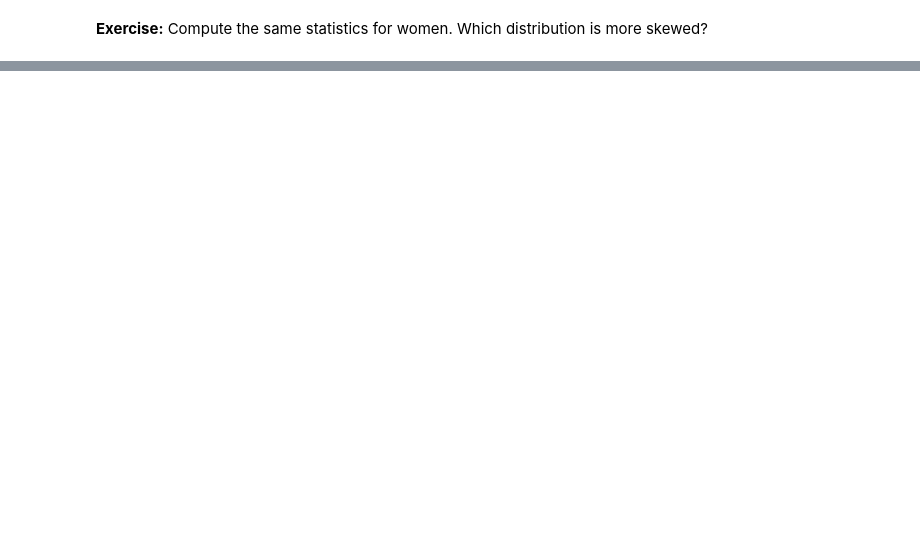
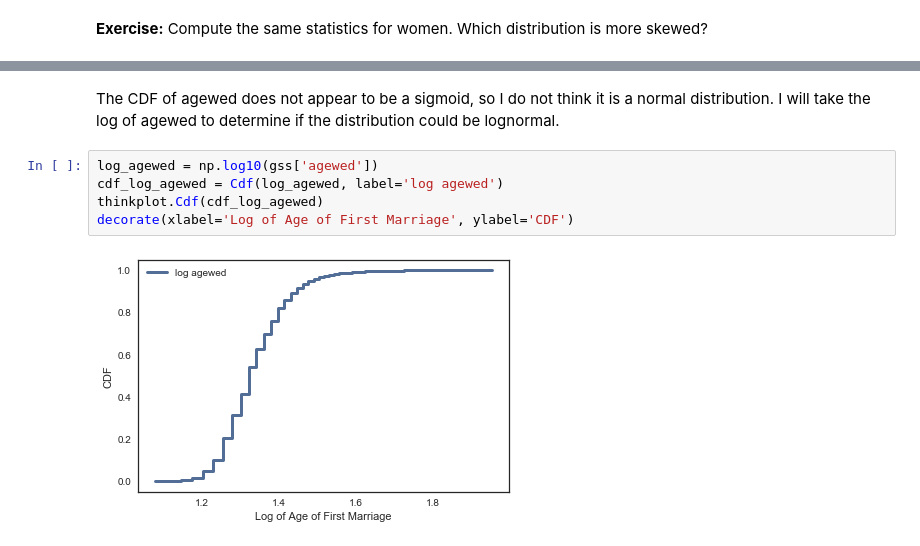
Before and after one commit to coverney/ThinkStats2, a Jupyter notebook: homeworks/homework02.ipynb, the cells around one changed output, grey strips where cells are left out. Saved outputs shown, nothing was run; the diff lists cells and outputs as text; blank space fills up the shorter version.

```diff
--- a/homeworks/homework02.ipynb
+++ b/homeworks/homework02.ipynb
@@ -563,0 +589,9 @@ thinkstats2.PearsonMedianSkewness(male_weights.dropna())
+# %% [markdown]
+The CDF of agewed does not appear to be a sigmoid, so I do not think it is a normal distribution. I will take the log of agewed to determine if the distribution could be lognormal.
+# %%
+log_agewed = np.log10(gss['agewed'])
+cdf_log_agewed = Cdf(log_agewed, label='log agewed')
+thinkplot.Cdf(cdf_log_agewed)
+decorate(xlabel='Log of Age of First Marriage', ylabel='CDF')
+# %% [output]
+[figure, added]
```
Also changed, not shown: parts of 47 cells of this notebook, 2 other files.
